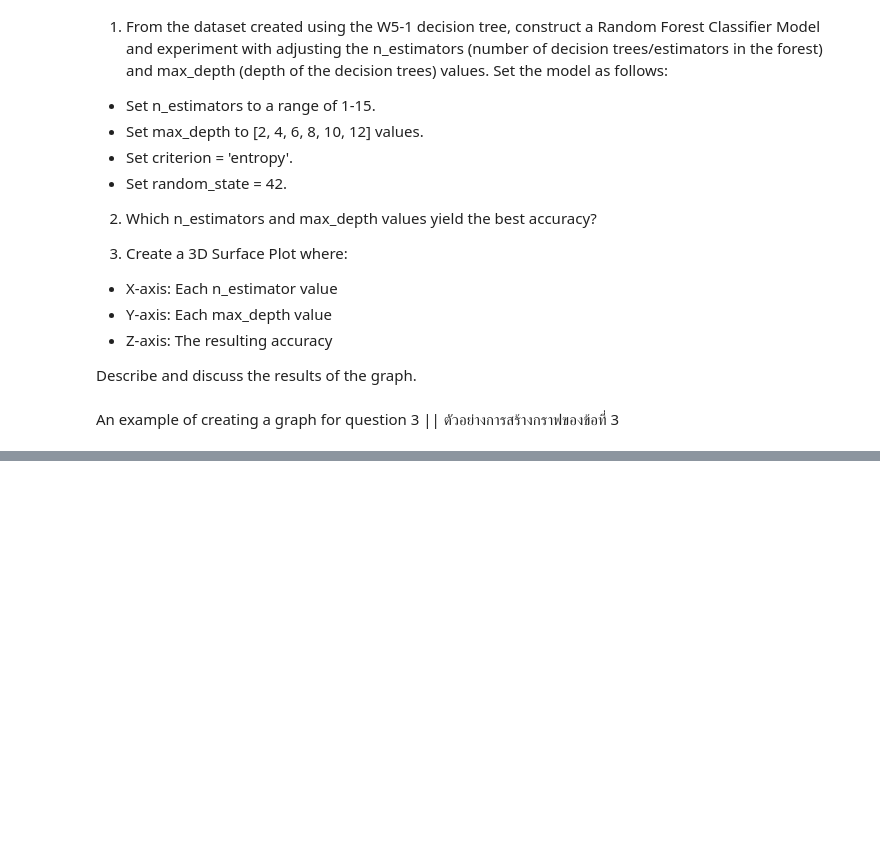
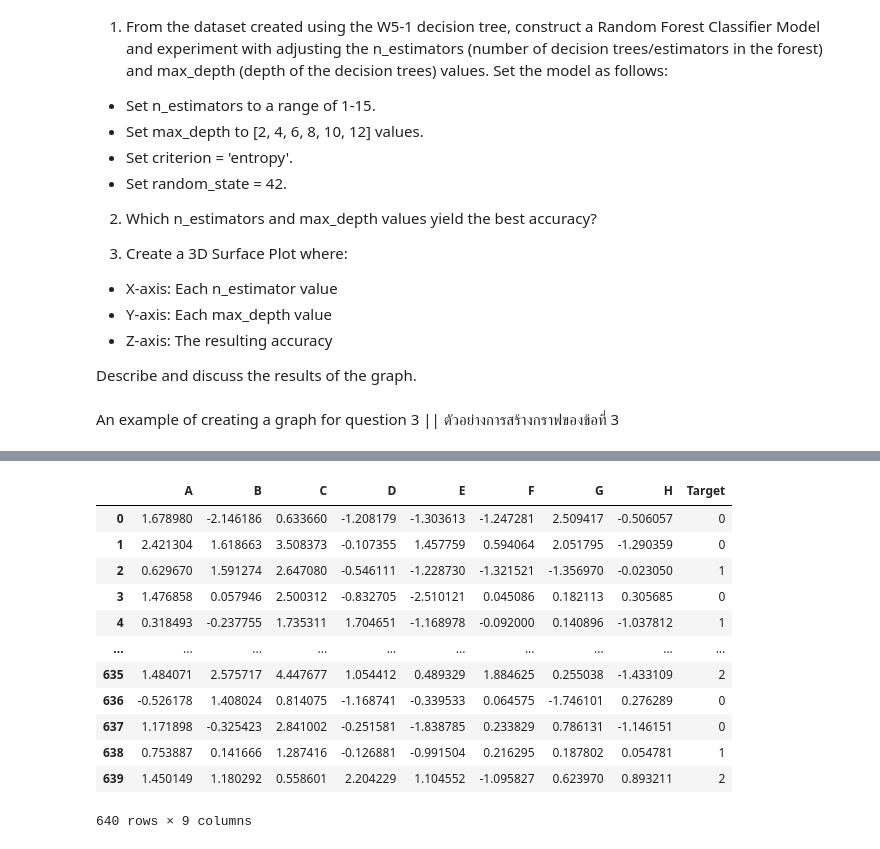
Before and after one commit to WaroonRagwongsiri/IntroMLHomework, a Jupyter notebook: Week5/W5-2_Random_Forest.ipynb, the cells around one changed output, grey strips where cells are left out. Drawn from its saved outputs; the diff is of its cells as text; code cells hidden in the pictures; blank space fills up the shorter version.

```diff
--- a/Week5/W5-2_Random_Forest.ipynb
+++ b/Week5/W5-2_Random_Forest.ipynb
@@ -1167,0 +1177,17 @@ plt.show()
+# %%
+df = pd.read_csv('5_1.csv')
+df
+# %% [output]
+|  | A | B | C | D | E | F | G | H | Target |
+| 0 | 1.678980 | -2.146186 | 0.633660 | -1.208179 | -1.303613 | -1.247281 | 2.509417 | -0.506057 | 0 |
+| 1 | 2.421304 | 1.618663 | 3.508373 | -0.107355 | 1.457759 | 0.594064 | 2.051795 | -1.290359 | 0 |
+| 2 | 0.629670 | 1.591274 | 2.647080 | -0.546111 | -1.228730 | -1.321521 | -1.356970 | -0.023050 | 1 |
+| 3 | 1.476858 | 0.057946 | 2.500312 | -0.832705 | -2.510121 | 0.045086 | 0.182113 | 0.305685 | 0 |
+| 4 | 0.318493 | -0.237755 | 1.735311 | 1.704651 | -1.168978 | -0.092000 | 0.140896 | -1.037812 | 1 |
+| ... | ... | ... | ... | ... | ... | ... | ... | ... | ... |
+| 635 | 1.484071 | 2.575717 | 4.447677 | 1.054412 | 0.489329 | 1.884625 | 0.255038 | -1.433109 | 2 |
+| 636 | -0.526178 | 1.408024 | 0.814075 | -1.168741 | -0.339533 | 0.064575 | -1.746101 | 0.276289 | 0 |
+| 637 | 1.171898 | -0.325423 | 2.841002 | -0.251581 | -1.838785 | 0.233829 | 0.786131 | -1.146151 | 0 |
+| 638 | 0.753887 | 0.141666 | 1.287416 | -0.126881 | -0.991504 | 0.216295 | 0.187802 | 0.054781 | 1 |
+| 639 | 1.450149 | 1.180292 | 0.558601 | 2.204229 | 1.104552 | -1.095827 | 0.623970 | 0.893211 | 2 |
+640 rows × 9 columns
```
Also changed, not shown: parts of 12 cells of this notebook.
